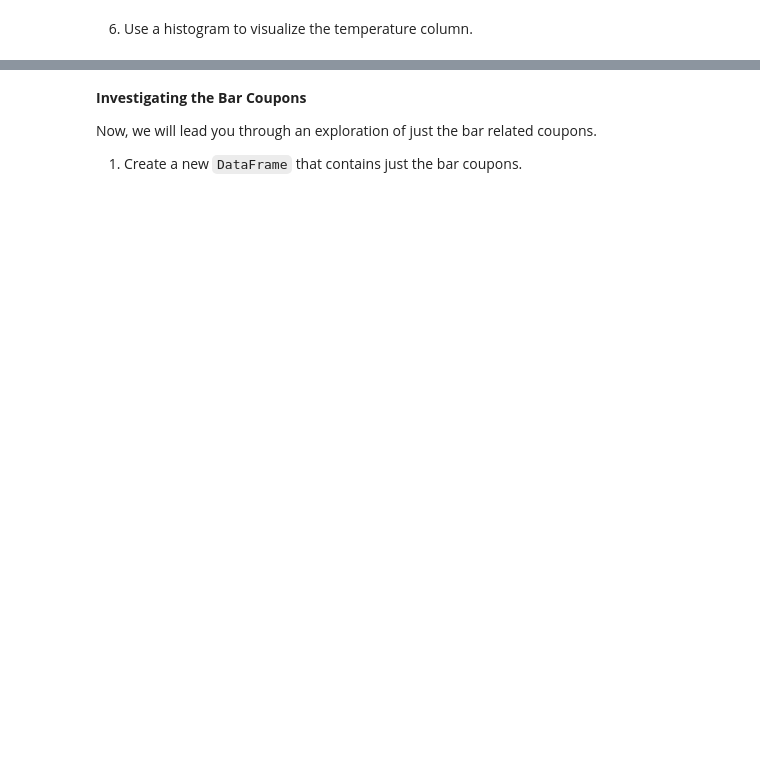
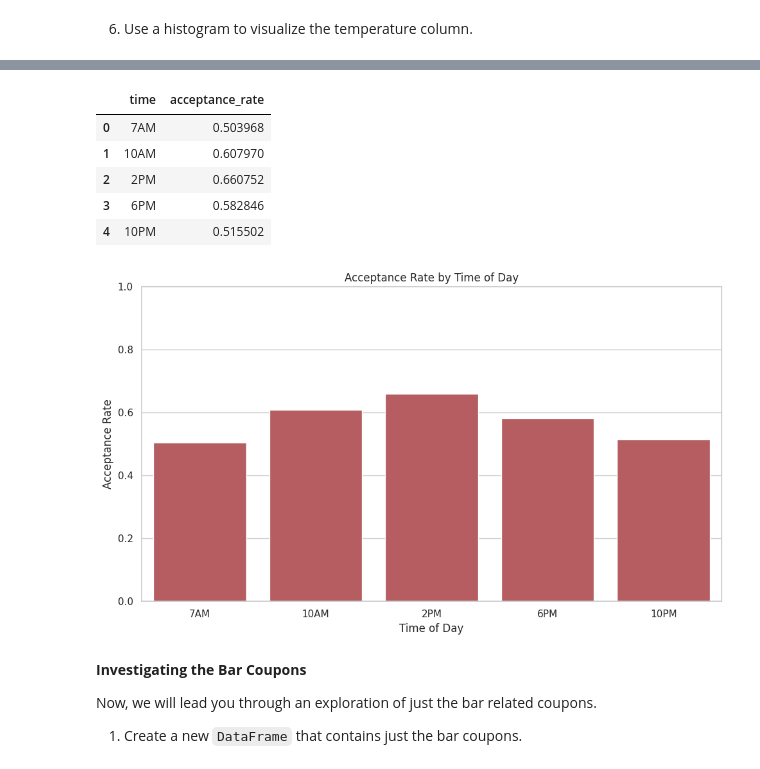
Before and after one commit to jabariim-design/Will-the-Customer-Accept-the-Coupon-, a Jupyter notebook: prompt.ipynb, the cells around one changed output, grey strips where cells are left out. Saved outputs shown, nothing was run; the diff lists cells and outputs as text; code cells hidden in the pictures; blank space fills up the shorter version.

```diff
--- a/prompt.ipynb
+++ b/prompt.ipynb
@@ -91,3 +227,33 @@ data.head()
+# %%
+# Coupon Acceptance Rate by Time of Day
+
+time_order = ["7AM", "10AM", "2PM", "6PM", "10PM"]
+
+acceptance_by_time = (
+    clean.groupby("time")["Y"]
+         .mean()
+         .reindex(time_order)
+         .reset_index(name="acceptance_rate")
+)
+
+display(acceptance_by_time)
+
+plt.figure(figsize=(10, 6))
+sns.barplot(data=acceptance_by_time, x="time", y="acceptance_rate", order=time_order, color="C3")
+plt.title("Acceptance Rate by Time of Day")
+plt.xlabel("Time of Day")
+plt.ylabel("Acceptance Rate")
+plt.ylim(0, 1)
+plt.tight_layout()
+plt.show()
+# %% [output]
+|  | time | acceptance_rate |
+| 0 | 7AM | 0.503968 |
+| 1 | 10AM | 0.607970 |
+| 2 | 2PM | 0.660752 |
+| 3 | 6PM | 0.582846 |
+| 4 | 10PM | 0.515502 |
+[figure, added]
 # %% [markdown]
 **Investigating the Bar Coupons**
 
```
Also changed, not shown: parts of 21 cells of this notebook.
